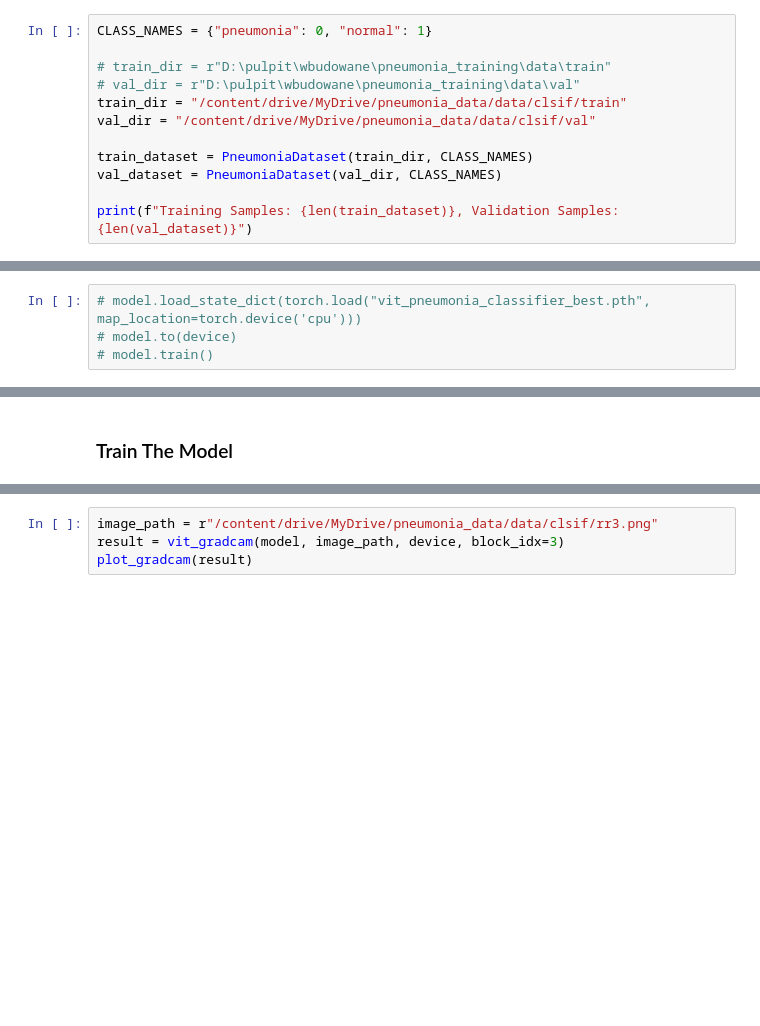
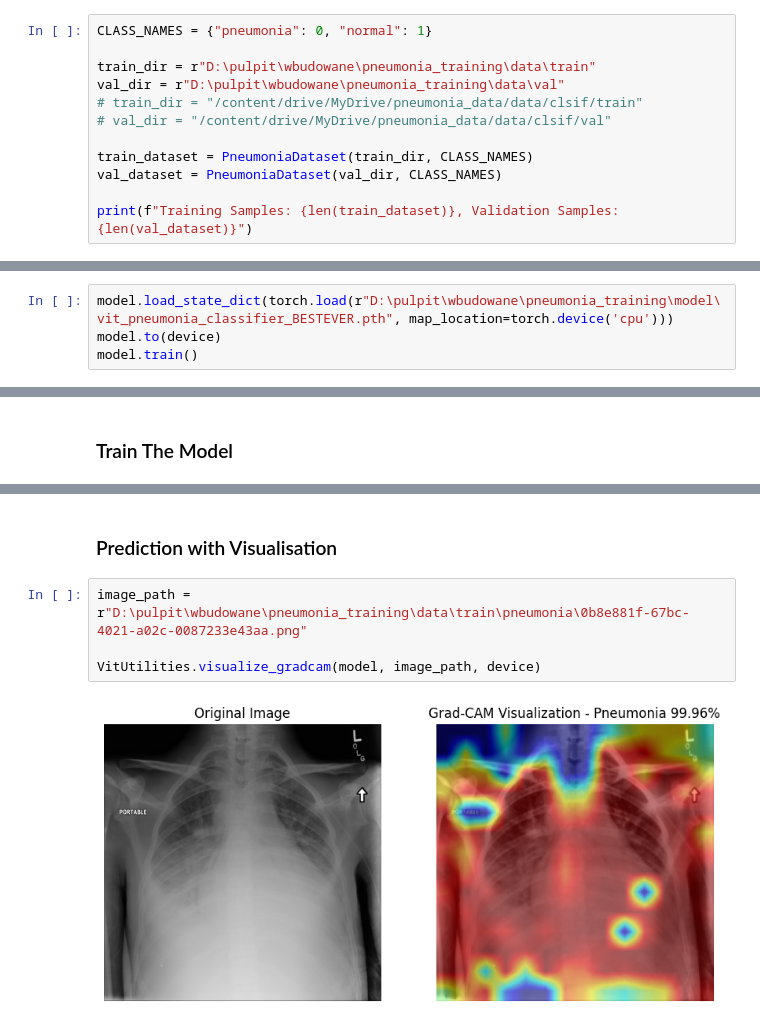
Before and after one commit to Tarik-Alaiwi-dev/pneumonia_training, a Jupyter notebook: vit_2/vit_2.ipynb, the cells around one changed output, grey strips where cells are left out. Saved outputs shown, nothing was run; the diff lists cells and outputs as text; blank space fills up the shorter version.

```diff
--- a/vit_2/vit_2.ipynb
+++ b/vit_2/vit_2.ipynb
@@ -35,10 +31,10 @@ ViT Classifier Initialized!
 # %%
 CLASS_NAMES = {"pneumonia": 0, "normal": 1}
 
-# train_dir = r"D:\pulpit\wbudowane\pneumonia_training\data\train"
-# val_dir = r"D:\pulpit\wbudowane\pneumonia_training\data\val"
-train_dir = "/content/drive/MyDrive/pneumonia_data/data/clsif/train"
-val_dir = "/content/drive/MyDrive/pneumonia_data/data/clsif/val"
+train_dir = r"D:\pulpit\wbudowane\pneumonia_training\data\train"
+val_dir = r"D:\pulpit\wbudowane\pneumonia_training\data\val"
+# train_dir = "/content/drive/MyDrive/pneumonia_data/data/clsif/train"
+# val_dir = "/content/drive/MyDrive/pneumonia_data/data/clsif/val"
 
 train_dataset = PneumoniaDataset(train_dir, CLASS_NAMES)
 val_dataset = PneumoniaDataset(val_dir, CLASS_NAMES)
@@ -58,6 +54,6 @@ DataLoaders Created Successfully
 # %% [markdown]
 ### Load The Model (optional)
 # %%
-# model.load_state_dict(torch.load("vit_pneumonia_classifier_best.pth", map_location=torch.device('cpu')))
-# model.to(device)
-# model.train()
+model.load_state_dict(torch.load(r"D:\pulpit\wbudowane\pneumonia_training\model\vit_pneumonia_classifier_BESTEVER.pth", map_location=torch.device('cpu')))
+model.to(device)
+model.train()
@@ -239,4 +104,8 @@ def plot_gradcam(gradcam_result):
-# %%
-image_path = r"/content/drive/MyDrive/pneumonia_data/data/clsif/rr3.png"
-result = vit_gradcam(model, image_path, device, block_idx=3)
-plot_gradcam(result)
+# %% [markdown]
+### Prediction with Visualisation
+# %%
+image_path = r"D:\pulpit\wbudowane\pneumonia_training\data\train\pneumonia\0b8e881f-67bc-4021-a02c-0087233e43aa.png"
+
+VitUtilities.visualize_gradcam(model, image_path, device)
+# %% [output]
+[figure, added]
```
Also changed, not shown: parts of 7 cells of this notebook, 3 other files.
